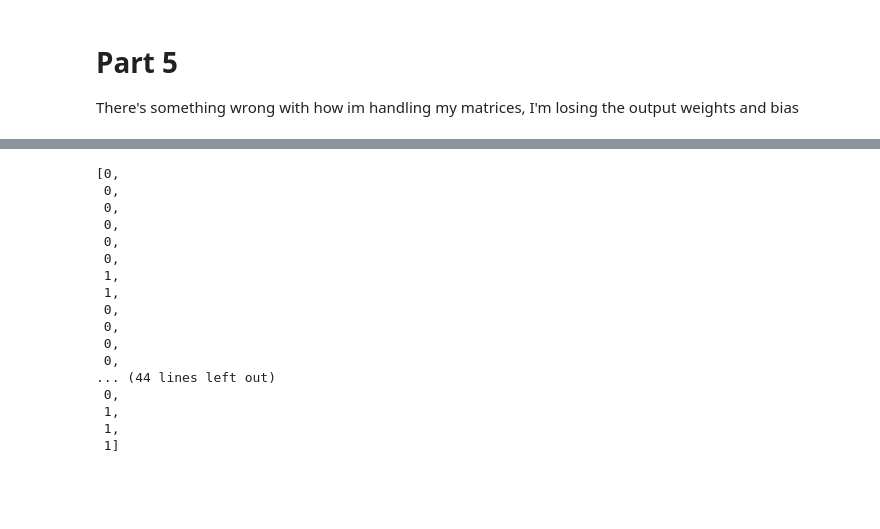
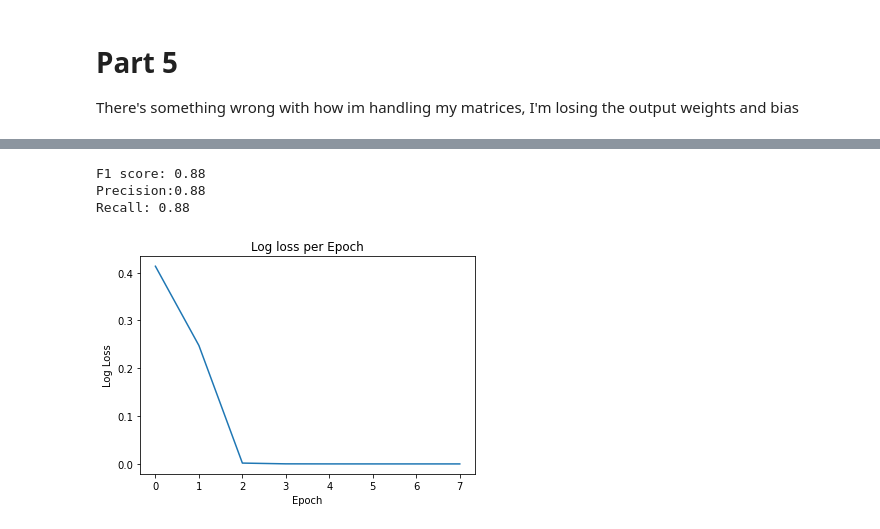
Before and after one commit to PhilOConnor/DeepLearning, a Jupyter notebook: Assignment 1.ipynb, the cells around one changed output, grey strips where cells are left out. Saved outputs shown, nothing was run; the diff lists cells and outputs as text; code cells hidden in the pictures; blank space fills up the shorter version.

```diff
--- a/Assignment 1.ipynb
+++ b/Assignment 1.ipynb
@@ -450,4 +427,4 @@ fashion_nn = shallow_net()
 
 fashion_nn.network_layout(n_inputs, 40,1, seed=20)
 
-fashion_nn.fit(X_train, y_train, alpha=0.01, n_iter=100, thresh = 1e-9)
+fashion_nn.fit(X_train, y_train, alpha=0.01, n_iter=100, thresh = 1e-6)
@@ -468,6 +435,9 @@ print(f"Test:\nF1 score: {np.round(f1,2)}\nPrecision:{np.round(prec,2)}\nRecall:
 # %%
 print('   y','y^')
 [i for i in zip(y_test[:10], test_preds[:10])]
+# %%
+ax = sns.lineplot(data=fashion_nn.j_list)
+ax.set(title='Log loss per Epoch', xlabel='Epoch', ylabel='Log Loss');
 # %% [markdown]
 # Part 5
 
@@ -506,10 +476,11 @@ class deep_net():
         return self.weights, self.bias
 
     def fit(self, X, y, alpha, n_iter, thresh):
-        j2=100
+        jx=100
+        self.j_list=[]
         for n in range(n_iter+1):
             # Check if threshold is met
-            if j2 <= thresh:
+            if jx <= thresh:
                 break
             else:
                 pass
@@ -521,10 +492,10 @@ class deep_net():
 
 
             # SGD - iterate through each observation, one at a time
-            for i in range(len(X_train)):
+            for i in range(len(X)):
                 # Take a single observation
-                xi = X_train.iloc[i]
-                yi = y_train.iloc[i]
+                xi = X.iloc[i]
+                yi = y.iloc[i]
                 zx_list=[]
                 ax_list=[]
                 # Create some lists to store values in.
@@ -544,7 +515,7 @@ class deep_net():
                         zx_list.append(zx)
                         ax_list.append(ax)
 
-                jx = -(yi*np.log(ax))+((1-yi)*np.log(1-ax))
+                jx = -(yi*np.log(ax))+((1-yi)*np.log(1-ax))[0]
 
 
                 dw_list=[]
@@ -570,7 +541,7 @@ class deep_net():
                         db = dz
                         dw_list.append(dw)
                         db_list.append(dz)
-                #pdb.set_trace()
+
 
 
                 # Pre dw_list reverse
@@ -579,12 +550,17 @@ class deep_net():
                 db_list = db_list[::-1]
                 # Pst dw_list reverse
                 #pdb.set_trace()
+                # Store t0 weights and biases before updating to t1 ws and bs
+                wt0 = self.weights.copy()
+                bt0 = self.bias.copy()
 
 
                 # Update the hidden layer weights with the matrix calculated above
                 for w in range(len(self.weights)):
                     self.weights[w] = self.weights[w] - np.dot(alpha,dw_list[w])
                     self.bias[w] = self.bias[w] - np.dot(alpha,db_list[w])
+            #pdb.set_trace()
+            self.j_list.append(jx[0])
 
         # Creating attributes to query them
         self.ax_list = ax_list
@@ -619,7 +595,7 @@ class deep_net():
 # %%
 test = deep_net()
 
-test.network_layout([len(X_train.columns),6, 6, 1], 20)
+test.network_layout([len(X_train.columns),3, 1], 20)
 
-test.fit(X_train, y_train, alpha=0.02, n_iter=1000, thresh = 1e-6)
+test.fit(X_train, y_train, alpha=0.02, n_iter=100, thresh = 1e-6)
 # %% [output]
@@ -666,20 +604,11 @@ print('   y','y^')
-# %%
-test_preds
-# %% [output]
-[0,
- 0,
- 0,
- 0,
- 0,
- 0,
- 1,
- 1,
- 0,
- 0,
- 0,
- 0,
-... (44 lines left out)
- 0,
- 1,
- 1,
- 1]
+# %%
+y_hat_val = predictNscore(test, X_val, y_val)
+# %% [output]
+F1 score: 0.88
+Precision:0.88
+Recall: 0.88
+# %%
+ax = sns.lineplot(data=test.j_list)
+ax.set(title='Log loss per Epoch', xlabel='Epoch', ylabel='Log Loss');
+# %% [output]
+[figure, added]
```
Also changed, not shown: parts of 30 cells of this notebook.
